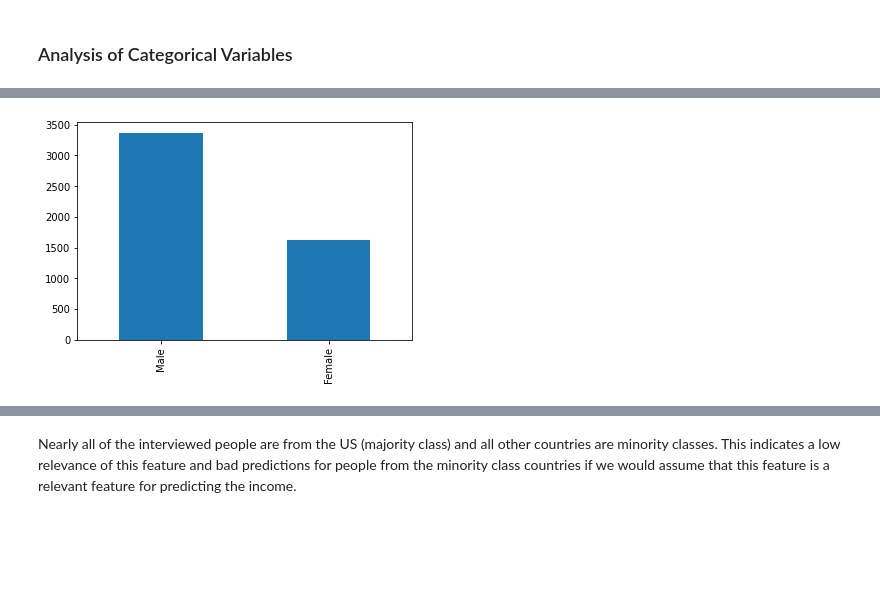
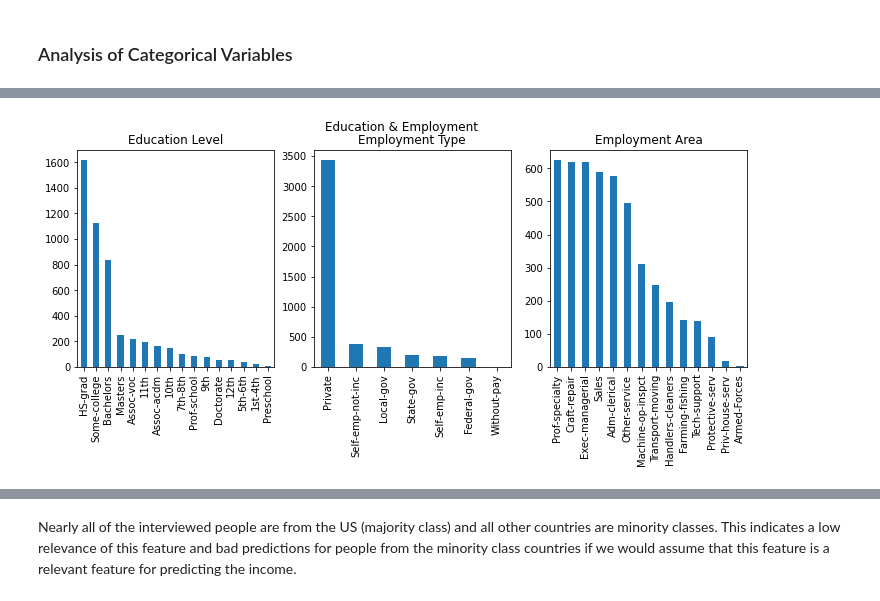
Before and after one commit to lucashoeft/Intelligent-Data-Analysis-Project, a Jupyter notebook: Intelligent-Data-Analysis-Project.ipynb, the cells around one changed output, grey strips where cells are left out. Saved outputs shown, nothing was run; the diff lists cells and outputs as text; code cells hidden in the pictures; blank space fills up the shorter version.

```diff
--- a/Intelligent-Data-Analysis-Project.ipynb
+++ b/Intelligent-Data-Analysis-Project.ipynb
@@ -133,4 +112,13 @@ ethnicity_distribution = income_labeled['Ethnicity'].value_counts().plot(kind='b
-# %%
-gender_distribution = income_labeled['Gender'].value_counts().plot(kind='bar')
-# %% [output]
-[figure, removed]
+# %%
+# Education & Employment
+fig, ((ax1, ax2, ax3)) = plt.subplots(1, 3, figsize=(12, 4))
+fig.suptitle('Education & Employment')
+income_labeled['Education Level'].value_counts().plot(kind='bar', ax=ax1)
+ax1.title.set_text('Education Level')
+income_labeled['Employment Type'].value_counts().plot(kind='bar', ax=ax2)
+ax2.title.set_text('Employment Type')
+income_labeled['Employment Area'].value_counts().plot(kind='bar', ax=ax3)
+ax3.title.set_text('Employment Area')
+plt.show()
+# %% [output]
+[figure, added]
```
Also changed, not shown: parts of 69 cells of this notebook.
